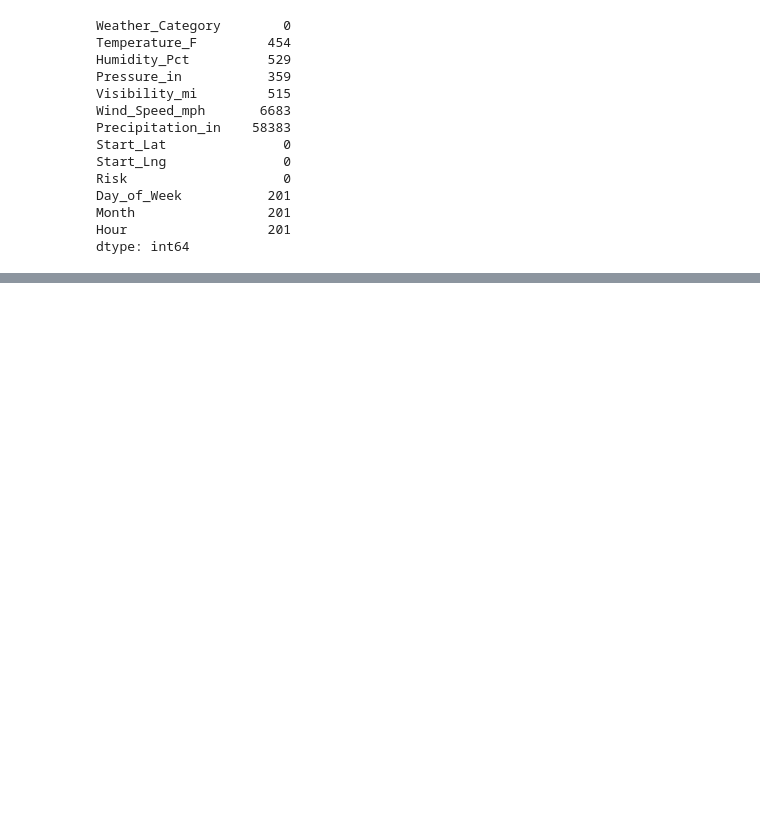
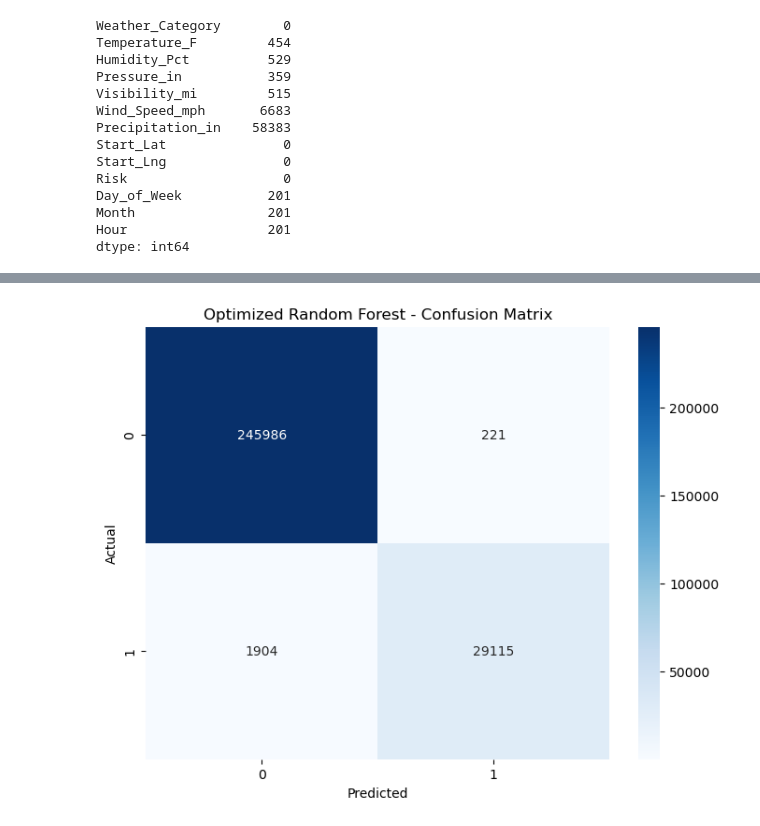
Before and after one commit to Lovjoy/Weather2Go2, a Jupyter notebook: Weather2Go2Model.ipynb, the cells around one changed output, grey strips where cells are left out. Saved outputs shown, nothing was run; the diff lists cells and outputs as text; code cells hidden in the pictures; blank space fills up the shorter version.

Commit message:
adjusted features and created randomforest model

```diff
--- a/Weather2Go2Model.ipynb
+++ b/Weather2Go2Model.ipynb
@@ -327,0 +404,6 @@ print(X.columns.tolist())
+# %%
+X_train, X_test, y_train, y_test = train_test_split(X_encoded, y, test_size=0.2, random_state=42, stratify=y)
+
+print(f'Training features shape: {X_train.shape}')
+print(f'Training target shape: {y_train.shape}')
+print(f'\nTraining set class distribution:\n{y_train.value_counts(normalize=True)}')
@@ -327,0 +422,17 @@ print(X.columns.tolist())
+# %%
+param_grid = {
+    "n_estimators": [200, 400],
+    "max_depth": [None, 10],
+    "min_samples_leaf": [1, 4],
+    "max_features": ["sqrt"],
+}
+
+rf_grid = RandomForestClassifier(random_state=42, n_jobs=-1, class_weight='balanced')
+
+grid_search = GridSearchCV(rf_grid, param_grid, cv=4, scoring='f1_weighted', n_jobs=-1, verbose=1)
+
+print("Starting GridSearchCV... (this may take a few minutes)")
+grid_search.fit(X_train, y_train)
+
+print(f"\nBest parameters: {grid_search.best_params_}")
+print(f"Best cross-validation F1-Score: {grid_search.best_score_:.4f}")
@@ -327,0 +445,11 @@ print(X.columns.tolist())
+# %%
+rf_model = grid_search.best_estimator_
+
+rf_pred = rf_model.predict(X_test)
+rf_pred_proba = rf_model.predict_proba(X_test)
+
+print("Optimized Random Forest Performance on Test Set:")
+print("Accuracy:", accuracy_score(y_test, rf_pred))
+print("F1 Score:", f1_score(y_test, rf_pred, average='weighted'))
+print("Classification Report:")
+print(classification_report(y_test, rf_pred))
@@ -327,0 +469,13 @@ print(X.columns.tolist())
+# %%
+# Confusion Matrix for Optimized Random Forest
+cm_rf = confusion_matrix(y_test, rf_pred)
+plt.figure(figsize=(8, 6))
+sns.heatmap(cm_rf, annot=True, fmt='d', cmap='Blues',
+            xticklabels=sorted(y_test.unique()),
+            yticklabels=sorted(y_test.unique()))
+plt.title('Optimized Random Forest - Confusion Matrix')
+plt.ylabel('Actual')
+plt.xlabel('Predicted')
+plt.show()
+# %% [output]
+[figure, added]
```
Also changed, not shown: parts of 25 cells of this notebook.
